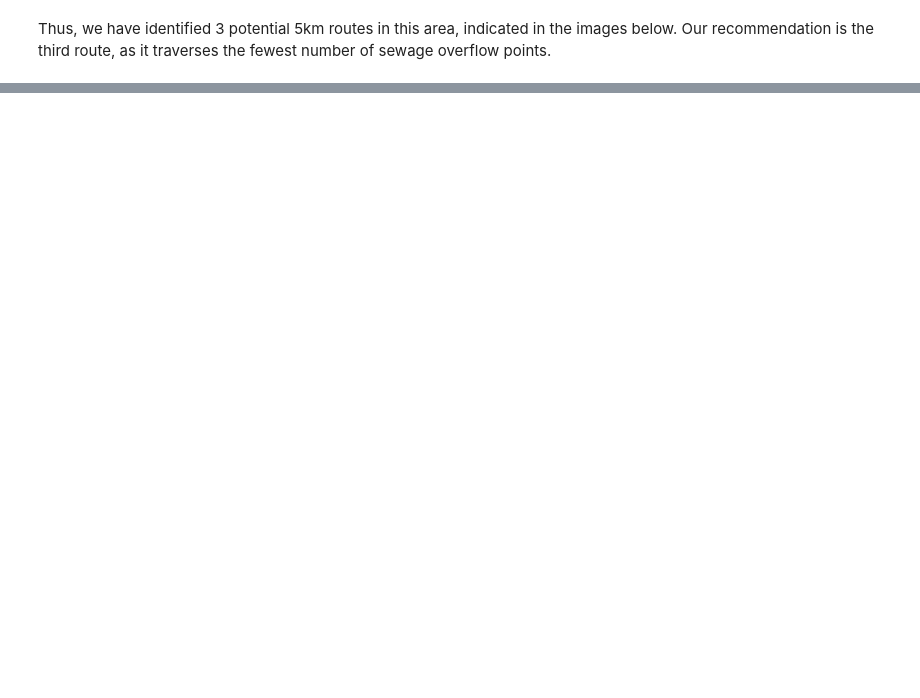
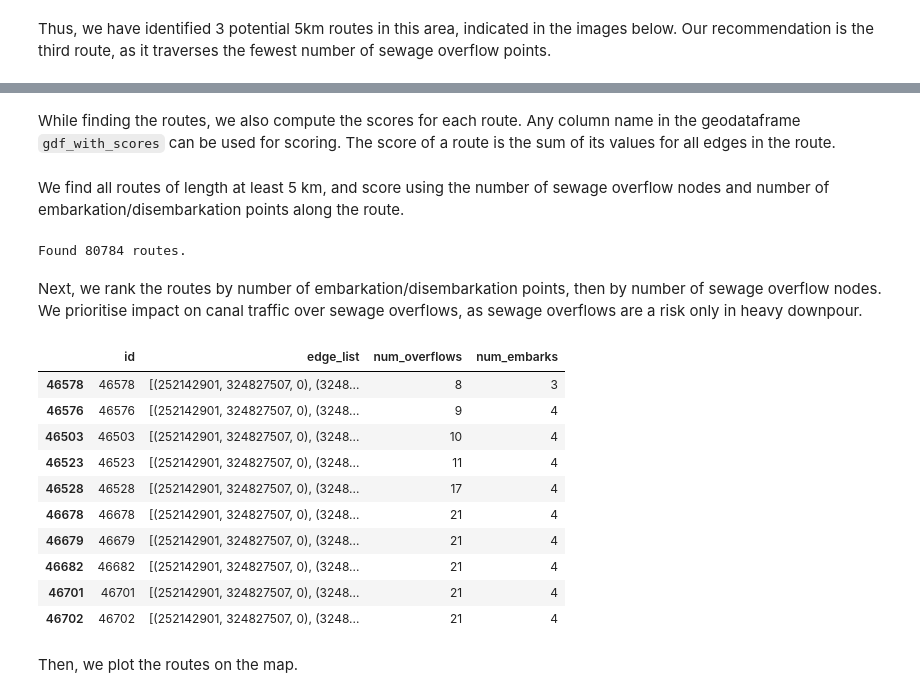
Before and after one commit to data1-team11/paralympics-report, a Jupyter notebook: water.ipynb, the cells around one changed output, grey strips where cells are left out. Cells and saved outputs as stored; diff of their text form; code cells hidden in the pictures; blank space fills up the shorter version.

Commit message:
Clean up water.ipynb
* Add in code and analysis for auto-generated routes
* Add pip install of required dependencies

```diff
--- a/water.ipynb
+++ b/water.ipynb
@@ -462,0 +373,21 @@ mylist = [1,2,3]
+# %%
+gdf_overflows = gpd.read_file("./data/sewage_overflow_nodes.geojson")
+gdf_embarks = gpd.read_file("./data/disembarking_points.json")
+
+# Project geometries so distances are in meters
+proj_ams_canals = ox.project_graph(ams_canals)
+pgdf_ams_canals = ox.graph_to_gdfs(proj_ams_canals, nodes=False)
+pgdf_overflows = ox.projection.project_gdf(gdf_overflows,
+                                           to_crs=proj_ams_canals.graph['crs'])
+pgdf_embarks = ox.projection.project_gdf(gdf_embarks,
+                                         to_crs=proj_ams_canals.graph['crs'])
+
+gdf_ams_canals_w_counts = count_points_close_to_lines(pgdf_ams_canals,
+                                                      pgdf_overflows,
+                                                      65,
+                                                      'num_overflows')
+
+gdf_ams_canals_w_counts = count_points_close_to_lines(gdf_ams_canals_w_counts,
+                                                      pgdf_embarks,
+                                                      65,
+                                                      'num_embarks')
@@ -462,0 +428,4 @@ mylist = [1,2,3]
+# %% [markdown]
+While finding the routes, we also compute the scores for each route.
+Any column name in the geodataframe `gdf_with_scores` can be used for scoring.
+The score of a route is the sum of its values for all edges in the route.
@@ -462,0 +486,45 @@ mylist = [1,2,3]
+# %% [markdown]
+We find all routes of length at least 5 km, and score using the number of sewage overflow nodes and number of embarkation/disembarkation points along the route.
+# %%
+# Use Marineterrein pool as start point
+lat, lon = 52.37343358243731, 4.916215248650945
+start_node = ox.distance.nearest_nodes(ams_canals, lon, lat, return_dist=False)
+
+routes, scores = find_routes_of_length_w_scores(start_node, ams_canals, 5000,
+                                                ['num_overflows',
+                                                 'num_embarks'],
+                                                gdf_ams_canals_w_counts)
+print("Found {} routes.".format(len(routes)))
+# %% [output]
+Found 80784 routes.
+# %% [markdown]
+Next, we rank the routes by number of embarkation/disembarkation points, then by number of sewage overflow nodes.
+We prioritise impact on canal traffic over sewage overflows, as sewage overflows are a risk only in heavy downpour.
+# %%
+import pandas as pd
+
+df_scored_routes = pd.DataFrame({
+    'id': range(len(routes)),
+    'edge_list': routes,
+    'num_overflows': [score[0] for score in scores],
+    'num_embarks': [score[1] for score in scores],
+})
+
+ranked_routes = df_scored_routes.sort_values(['num_embarks', 'num_overflows'])
+top_route_ids = ranked_routes['id'].tolist()[0:10]
+
+ranked_routes[0:10]
+# %% [output]
+|  | id | edge_list | num_overflows | num_embarks |
+| 46578 | 46578 | [(252142901, 324827507, 0), (3248... | 8 | 3 |
+| 46576 | 46576 | [(252142901, 324827507, 0), (3248... | 9 | 4 |
+| 46503 | 46503 | [(252142901, 324827507, 0), (3248... | 10 | 4 |
+| 46523 | 46523 | [(252142901, 324827507, 0), (3248... | 11 | 4 |
+| 46528 | 46528 | [(252142901, 324827507, 0), (3248... | 17 | 4 |
+| 46678 | 46678 | [(252142901, 324827507, 0), (3248... | 21 | 4 |
+| 46679 | 46679 | [(252142901, 324827507, 0), (3248... | 21 | 4 |
+| 46682 | 46682 | [(252142901, 324827507, 0), (3248... | 21 | 4 |
+| 46701 | 46701 | [(252142901, 324827507, 0), (3248... | 21 | 4 |
+| 46702 | 46702 | [(252142901, 324827507, 0), (3248... | 21 | 4 |
+# %% [markdown]
+Then, we plot the routes on the map.
```
Also changed, not shown: parts of 41 cells of this notebook, 5 other files.
